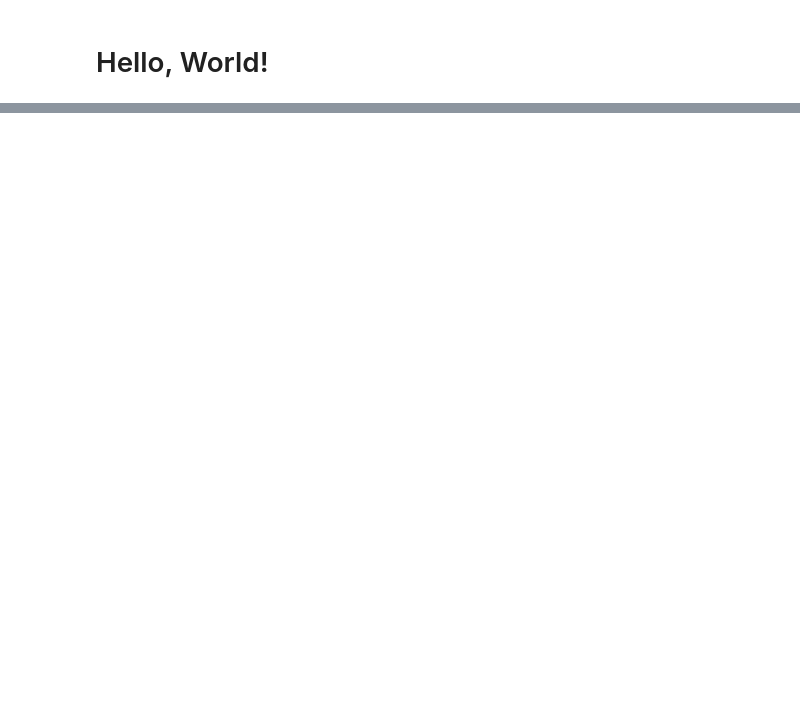
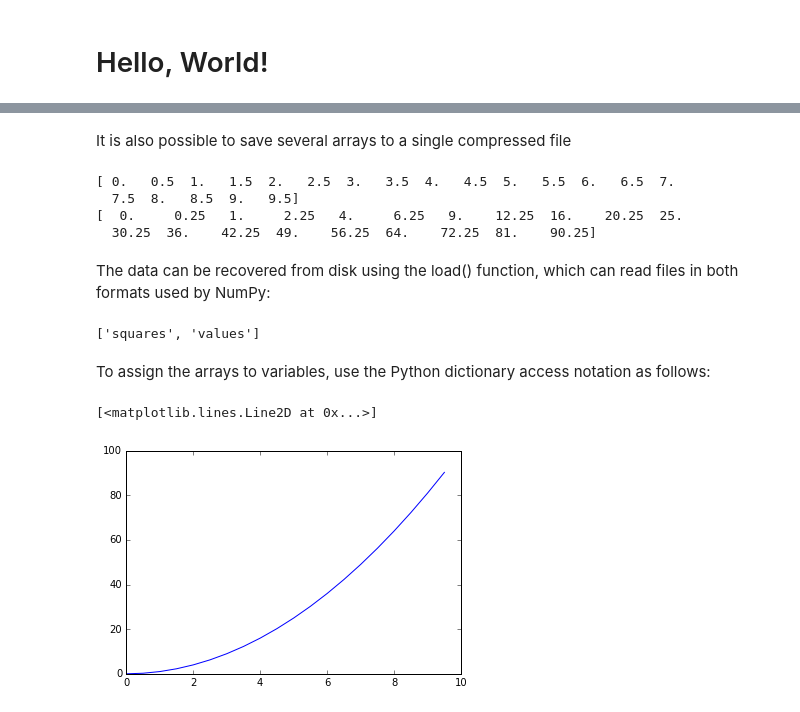
Before and after one commit to andersy005/Python-Quest, a Jupyter notebook: my_notebooks/Basics.ipynb, the cells around one changed output, grey strips where cells are left out. Saved outputs shown, nothing was run; the diff lists cells and outputs as text; code cells hidden in the pictures; blank space fills up the shorter version.

Commit message:
loading, saving data; rich display system

```diff
--- a/my_notebooks/Basics.ipynb
+++ b/my_notebooks/Basics.ipynb
@@ -132,0 +173,29 @@ element.style.color = 'blue'
+# %% [markdown]
+It is also possible to save several arrays to a single compressed file
+# %%
+xvalues = arange(0.0, 10.0, 0.5)
+xsquares = xvalues ** 2
+print xvalues
+print xsquares
+savez('values_and_squares.npz', values=xvalues, squares=xsquares)
+# %% [output]
+[ 0.   0.5  1.   1.5  2.   2.5  3.   3.5  4.   4.5  5.   5.5  6.   6.5  7.
+  7.5  8.   8.5  9.   9.5]
+[  0.     0.25   1.     2.25   4.     6.25   9.    12.25  16.    20.25  25.
+  30.25  36.    42.25  49.    56.25  64.    72.25  81.    90.25]
+# %% [markdown]
+The data can be recovered from disk using the load() function, which can read files in both formats used by NumPy:
+# %%
+my_data = load('values_and_squares.npz')
+my_data.files
+# %% [output]
+['squares', 'values']
+# %% [markdown]
+To assign the arrays to variables, use the Python dictionary access notation as follows:
+# %%
+xvalues = my_data['values']
+xsquares = my_data['squares']
+plot(xvalues,  xsquares)
+# %% [output]
+[<matplotlib.lines.Line2D at 0x...>]
+[figure, added]
```
Also changed, not shown: parts of 14 cells of this notebook, 2 other files.
